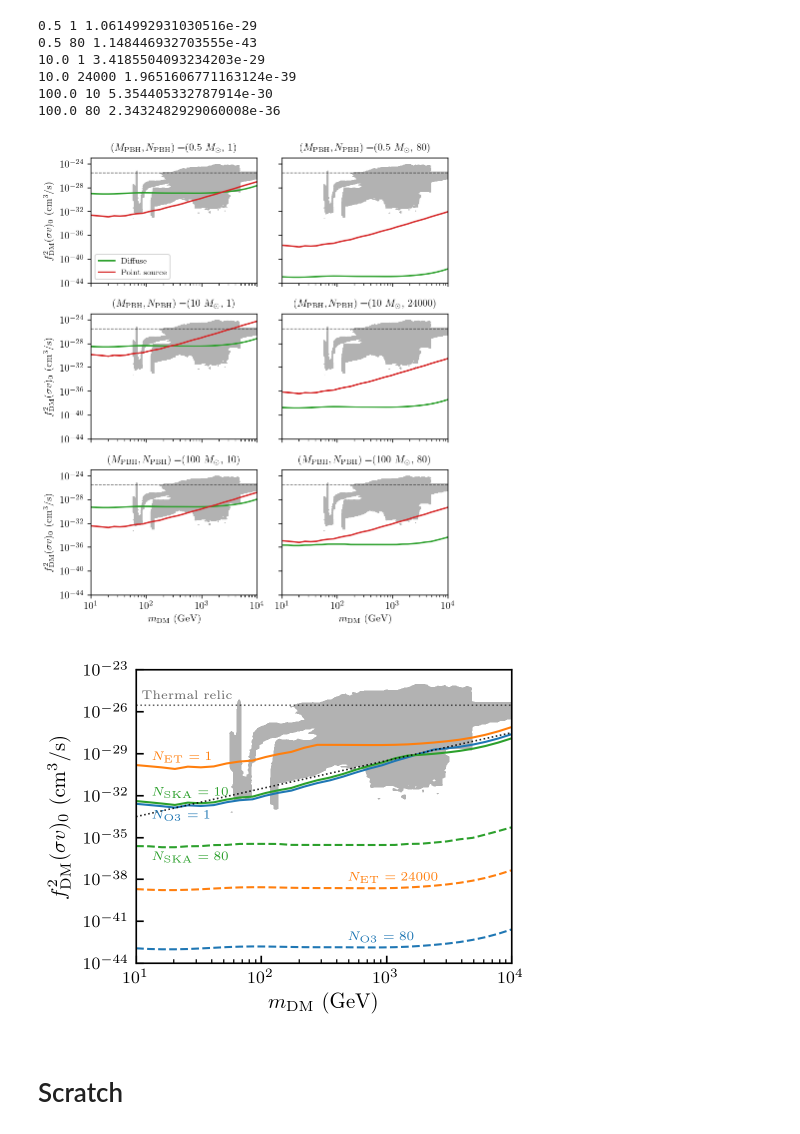
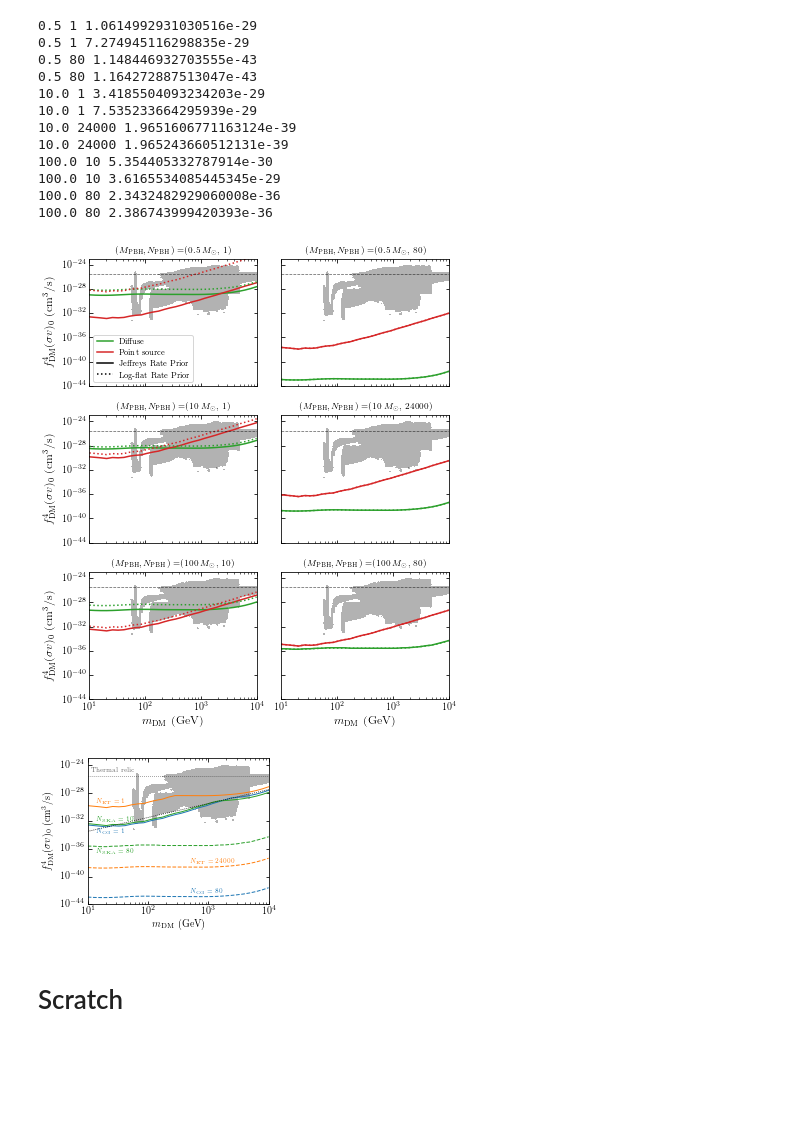
Before and after one commit to adam-coogan/pbhs_vs_wimps, a Jupyter notebook: posterior_sv_analysis_29_mar_2019.ipynb, the cells around one changed output. Saved outputs shown, nothing was run; the diff lists cells and outputs as text; code cells hidden in the pictures; blank space fills up the shorter version.

Commit message:
Added matplotlibrc and different prior limits

```diff
--- a/posterior_sv_analysis_29_mar_2019.ipynb
+++ b/posterior_sv_analysis_29_mar_2019.ipynb
@@ -46,6 +46,7 @@ def plot_gambit_contour_envelope(ax, color=None, padding=10, level=6):
 fig, axes = plt.subplots(n_pbhs.shape[0], n_pbhs.shape[1],
                          sharex=True, sharey=True,
                          figsize=(6, 7))
+
 
 for i in range(axes.shape[0]):
     for j in range(axes.shape[1]):
@@ -53,18 +54,21 @@ for i in range(axes.shape[0]):
         m_pbh = m_pbhs[i, j]
         n_pbh = n_pbhs[i, j]
 
-        # Diffuse limit
-        post_diff = DiffusePosterior(m_pbh, n_pbh, test=False,
-                                     merger_rate_prior=merger_rate_prior)
-        m_dms, sv_diff_bounds = post_diff.sv_bounds(save=False, alpha=0.95)
-        print(m_pbh, n_pbh, sv_diff_bounds[0])
-        ax.loglog(m_dms, sv_diff_bounds, label="Diffuse", color=colors[2])
+        for prior, ls in zip(["J", "LF"], ['-', ':']):
+            # Diffuse limit
+            post_diff = DiffusePosterior(m_pbh, n_pbh, test=False,
+                                         merger_rate_prior=prior)
+            m_dms, sv_diff_bounds = post_diff.sv_bounds(save=False, alpha=0.95)
+            print(m_pbh, n_pbh, sv_diff_bounds[0])
+            lab = "Diffuse" if prior == "J" else ""
+            ax.loglog(m_dms, sv_diff_bounds, label=lab, linestyle=ls, color=colors[2])
 
-        # Point source limit
-        post_ps = PointSourcePosterior(m_pbh, n_pbh, test=False,
-                                       merger_rate_prior=merger_rate_prior)
-        m_dms, sv_ps_bounds = post_ps.sv_bounds(save=False, alpha=0.95)
-        ax.loglog(m_dms, sv_ps_bounds, label="Point source", color=colors[3])
+            # Point source limit
+            post_ps = PointSourcePosterior(m_pbh, n_pbh, test=False,
+                                           merger_rate_prior=prior)
+            m_dms, sv_ps_bounds = post_ps.sv_bounds(save=False, alpha=0.95)
+            lab = "Point source" if prior == "J" else ""
+            ax.loglog(m_dms, sv_ps_bounds, label=lab, linestyle=ls, color=colors[3])
 
         # BSM physics contours
         plot_gambit_contour_envelope(ax, 'k')
@@ -75,24 +79,32 @@ for i in range(axes.shape[0]):
         ax.set_xlim(m_dms[[0, -1]])
         ax.set_ylim(1e-44, 1e-23)
         ax.set_title(r"$(M_{\mathrm{PBH}}, N_{\mathrm{PBH}}) = $" +
-                     "({:g} $M_\odot$, {:d})".format(m_pbh, n_pbh), fontsize=10)
+                     "({:g} $M_\odot$, {:d})".format(m_pbh, n_pbh), fontsize=9.0)
         if i == axes.shape[0] - 1:
-            ax.set_xlabel(r"$m_{\mathrm{DM}}$ (GeV)")
+            ax.set_xlabel(r"$m_{\mathrm{DM}}$ (GeV)", fontsize=12)
         if j == 0:
-            ax.set_ylabel(r"$f_{\mathrm{DM}}^2 (\sigma v)_0$ (cm$^3$/s)")
+            ax.set_ylabel(r"$f_{\mathrm{DM}}^4 (\sigma v)_0$ (cm$^3$/s)", fontsize=12)
         if i == 0 and j == 0:
+            ax.plot([1e-50, 1e-50], [1e-50, 1e-50], color='k', linestyle='-', label='Jeffreys Rate Prior')
+            ax.plot([1e-50, 1e-50], [1e-50, 1e-50], color='k', linestyle=':', label='Log-flat Rate Prior')
             ax.legend(fontsize=8)
 
 fig.tight_layout()
-fig.savefig("figures/sv_limits_ps_diff_comparison.pdf")
+fig.savefig("figures/sv_limits_ps_diff_comparison.pdf", bbox_inches='tight')
 # %% [output]
 0.5 1 1.0614992931030516e-29
+0.5 1 7.274945116298835e-29
 0.5 80 1.148446932703555e-43
+0.5 80 1.164272887513047e-43
 10.0 1 3.4185504093234203e-29
+10.0 1 7.535233664295939e-29
 10.0 24000 1.9651606771163124e-39
+10.0 24000 1.965243660512131e-39
 100.0 10 5.354405332787914e-30
+100.0 10 3.6165534085445345e-29
 100.0 80 2.3432482929060008e-36
+100.0 80 2.386743999420393e-36
-[figure, old version]
+[figure, new version]
 # %%
 fig, ax = plt.subplots(1, 1, figsize=(3.5, 2.7))
 
@@ -112,37 +124,37 @@ for i in range(m_pbhs.shape[0]):
                   color=pbh_colors[m_pbh], linestyle=ls, linewidth=1)
 
 # BSM physics contours
 plot_gambit_contour_envelope(ax, 'k')
 # Thermal relic cross section
 ax.axhline(3e-26, linestyle=':', color='k', alpha=0.6, linewidth=0.75)
 ax.text(1.12e1, 7e-26, "Thermal relic", alpha=0.6, fontsize=6)
 # Unitarity bound
 eps = 1  # <sigma v>_0 / <sigma v>
 ax.plot(m_dms, eps * 3e-30 * (m_dms / 1e3)**2,
         linestyle=':', color='k', alpha=0.6, linewidth=0.75)
 ax.plot(m_dms, 3e-30 * (m_dms / 1e3)**2,
         linestyle=':', color='k', alpha=0.6, linewidth=0.75)
 # ax.text(3e3, 8e-34, "Unitarity", fontsize=6, rotation=14, alpha=0.6)
 
 # Formatting
 ax.set_xlim(m_dms[[0, -1]])
 ax.set_ylim(1e-44, 1e-23)
-ax.set_xlabel(r"$m_{\mathrm{DM}}$ (GeV)")
-ax.set_ylabel(r"$f_{\mathrm{DM}}^2 (\sigma v)_0$ (cm$^3$/s)")
+ax.set_xlabel(r"$m_{\mathrm{DM}}$ (GeV)", fontsize=10.0)
+ax.set_ylabel(r"$f_{\mathrm{DM}}^4 (\sigma v)_0$ (cm$^3$/s)", fontsize=10.0)
 ax.tick_params(which="both", direction="in")
 # N_min labels
 ax.text(1.35e1, 2e-30, r"$N_{\mathrm{ET}} = 1$", fontsize=6, color=pbh_colors[10])
 ax.text(1.35e1, 6e-33, r"$N_{\mathrm{SKA}} = 10$", fontsize=6, color=pbh_colors[100])
 ax.text(1.35e1, 1.5e-34, r"$N_{\mathrm{O3}} = 1$", fontsize=6, color=pbh_colors[0.5])
 # N_max lables
 ax.text(1.35e1, 1.5e-37, r"$N_{\mathrm{SKA}} = 80$", fontsize=6, color=pbh_colors[100])
 ax.text(5e2, 5e-39, r"$N_{\mathrm{ET}} = 24000$", fontsize=6, color=pbh_colors[10])
 ax.text(5e2, 3e-43, r"$N_{\mathrm{O3}} = 80$", fontsize=6, color=pbh_colors[0.5])
 
 fig.tight_layout()
-# fig.savefig("figures/sv_limits.pdf", bbox_inches='tight')
+fig.savefig("figures/sv_limits.pdf", bbox_inches='tight')
 # %% [output]
-[figure, old version]
+[figure, new version]
 # %% [markdown]
 # Scratch
 # %%
```
Also changed, not shown: 3 other files.
